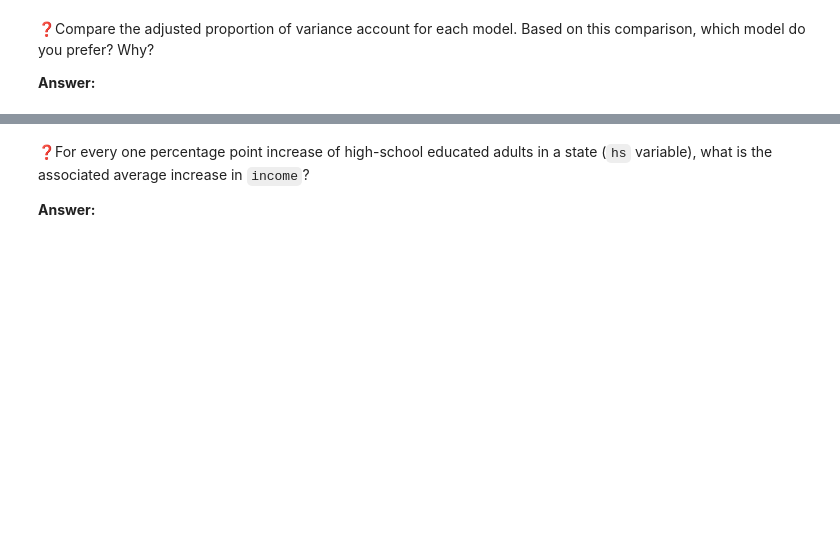
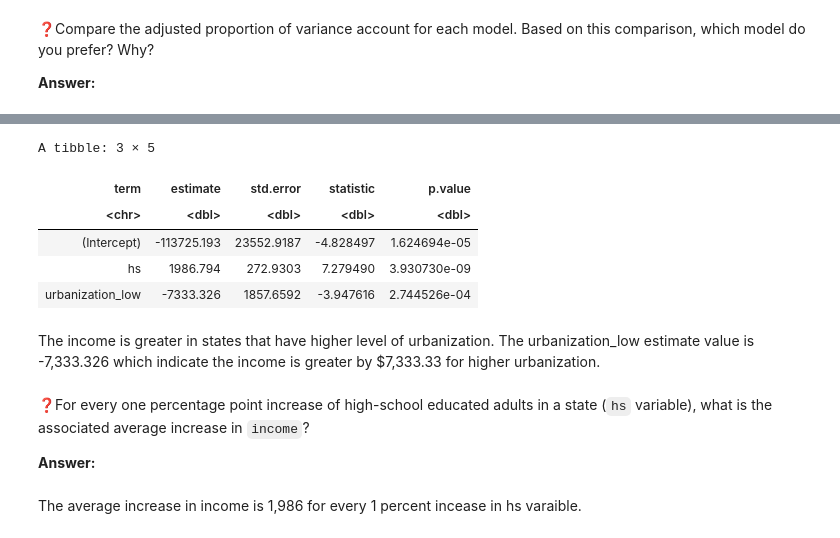
Before and after one commit to UNC-DATA-730/unit-4-assignment-dlee002, a Jupyter notebook: assignment4.ipynb, the cells around one changed output, grey strips where cells are left out. Cells and saved outputs as stored; diff of their text form; code cells hidden in the pictures; blank space fills up the shorter version.

```diff
--- a/assignment4.ipynb
+++ b/assignment4.ipynb
@@ -230,4 +232,17 @@ A tibble: 1 × 12
+# %%
+tidy(ps_mod)
+# %% [output]
+A tibble: 3 × 5
+| term | estimate | std.error | statistic | p.value |
+| <chr> | <dbl> | <dbl> | <dbl> | <dbl> |
+| (Intercept) | -113725.193 | 23552.9187 | -4.828497 | 1.624694e-05 |
+| hs | 1986.794 | 272.9303 | 7.279490 | 3.930730e-09 |
+| urbanization_low | -7333.326 | 1857.6592 | -3.947616 | 2.744526e-04 |
+# %% [markdown]
+The income is greater in states that have higher level of urbanization. The urbanization_low estimate value is -7,333.326 which indicate the income is greater by $7,333.33 for higher urbanization.
 # %% [markdown]
 ❓For every one percentage point increase of high-school educated adults in a state (`hs` variable), what is the associated average increase in `income`?
 
 **Answer:**
+# %% [markdown]
+The average increase in income is 1,986 for every 1 percent incease in hs varaible.
```
Also changed, not shown: parts of 3 cells of this notebook.
